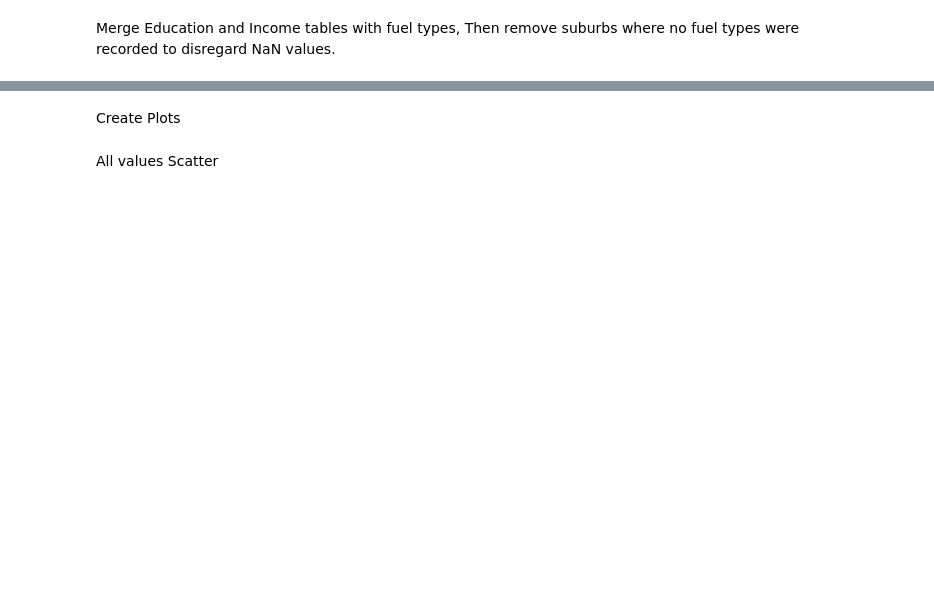
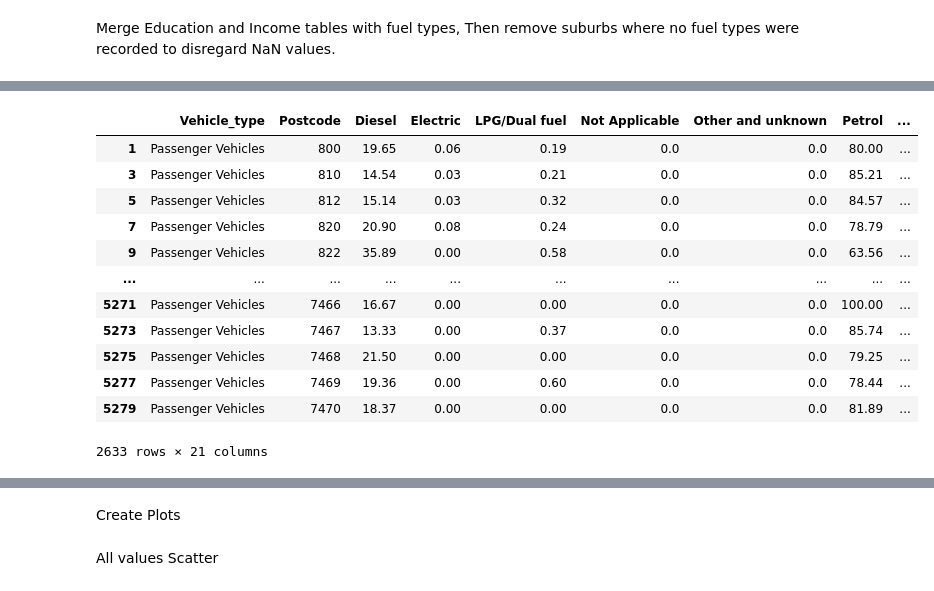
Before and after one commit to JoshMBell/Module_7_Project, a Jupyter notebook: main.ipynb, the cells around one changed output, grey strips where cells are left out. Drawn from its saved outputs; the diff is of its cells as text; code cells hidden in the pictures; blank space fills up the shorter version.

```diff
--- a/main.ipynb
+++ b/main.ipynb
@@ -178,8 +248,25 @@ Income_Fueltype_2021
 # %%
 Education_Fueltype_2021 = pd.merge(FuelType_2021_Normalized, Education_2021_Scored, on = "Postcode")
 #GJP Merge regional and metro table here too, then filter can filter for metro etc. and adjust scatter plots accordingly
 Education_Fueltype_2021 = Education_Fueltype_2021[Education_Fueltype_2021['Total_x'] != 0]
+
+#Select only Passenger Vehicles
+Education_Fueltype_2021 = Education_Fueltype_2021[Education_Fueltype_2021['Vehicle_type'] == "Passenger Vehicles"]
 Education_Fueltype_2021
+# %% [output]
+|  | Vehicle_type | Postcode | Diesel | Electric | LPG/Dual fuel | Not Applicable | Other and unknown | Petrol | ... |
+| 1 | Passenger Vehicles | 800 | 19.65 | 0.06 | 0.19 | 0.0 | 0.0 | 80.00 | ... |
+| 3 | Passenger Vehicles | 810 | 14.54 | 0.03 | 0.21 | 0.0 | 0.0 | 85.21 | ... |
+| 5 | Passenger Vehicles | 812 | 15.14 | 0.03 | 0.32 | 0.0 | 0.0 | 84.57 | ... |
+| 7 | Passenger Vehicles | 820 | 20.90 | 0.08 | 0.24 | 0.0 | 0.0 | 78.79 | ... |
+| 9 | Passenger Vehicles | 822 | 35.89 | 0.00 | 0.58 | 0.0 | 0.0 | 63.56 | ... |
+| ... | ... | ... | ... | ... | ... | ... | ... | ... | ... |
+| 5271 | Passenger Vehicles | 7466 | 16.67 | 0.00 | 0.00 | 0.0 | 0.0 | 100.00 | ... |
+| 5273 | Passenger Vehicles | 7467 | 13.33 | 0.00 | 0.37 | 0.0 | 0.0 | 85.74 | ... |
+| 5275 | Passenger Vehicles | 7468 | 21.50 | 0.00 | 0.00 | 0.0 | 0.0 | 79.25 | ... |
+| 5277 | Passenger Vehicles | 7469 | 19.36 | 0.00 | 0.60 | 0.0 | 0.0 | 78.44 | ... |
+| 5279 | Passenger Vehicles | 7470 | 18.37 | 0.00 | 0.00 | 0.0 | 0.0 | 81.89 | ... |
+2633 rows × 21 columns
 # %%
 # read in and add electoraterating values for each postcode. Remove duplicates and keep the first non-null value for electoraterating
 # Outer Metro, Inner Metro and provincial are grouped for this purpose as "Metro", and Rural is left as Rural. Null values will be dropped for the purpose of plotting.
```
Also changed, not shown: parts of 15 cells of this notebook.
